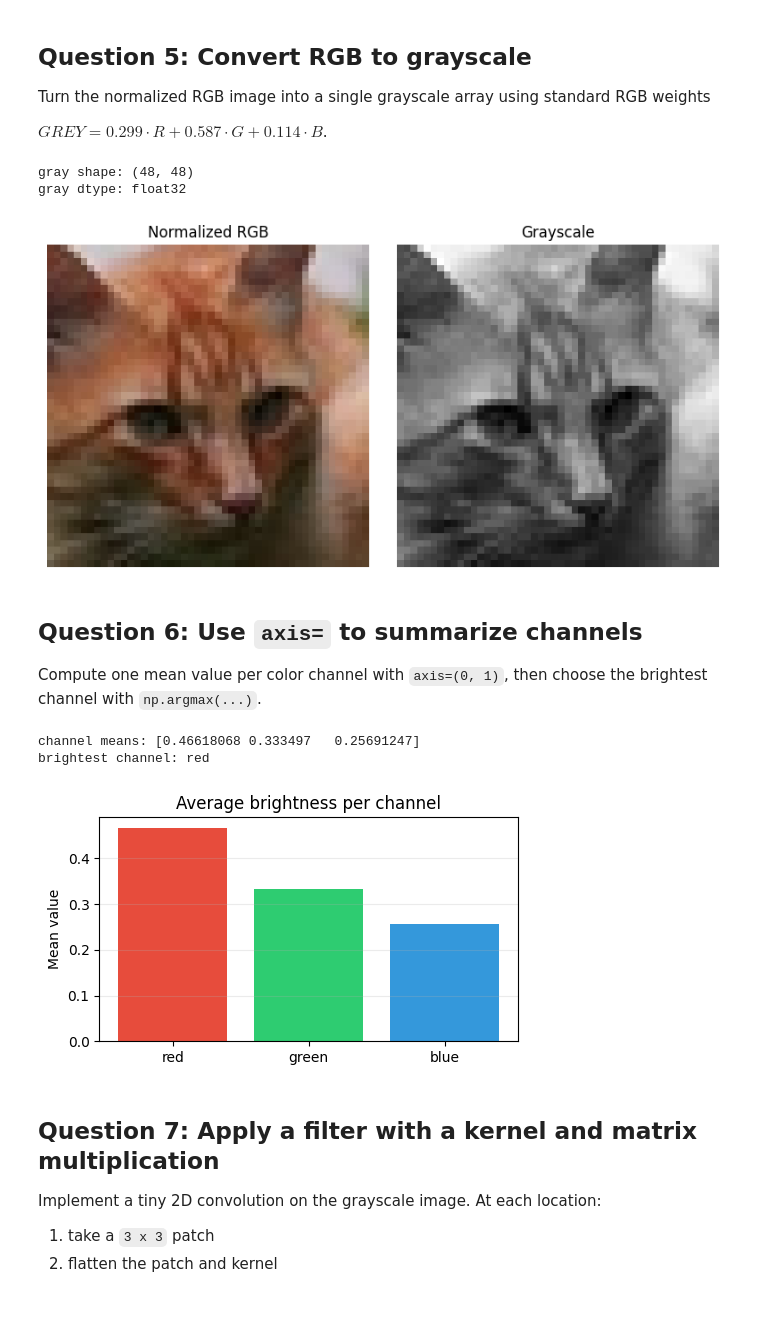
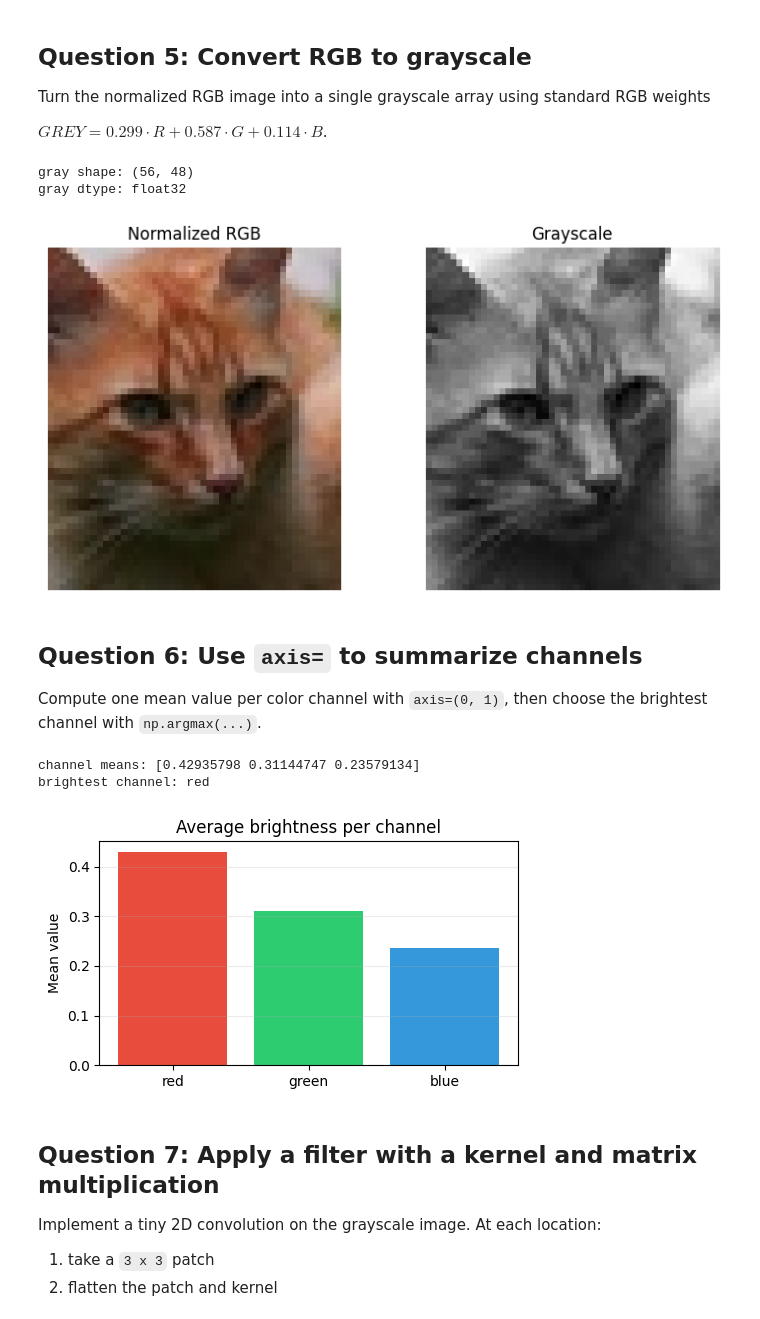
Before and after one commit to vgu-dsai-2026/lab-1-numpy-104240199-creator, a Jupyter notebook: notebook.ipynb, the cells around one changed output. Cells and saved outputs as stored; diff of their text form; code cells hidden in the pictures.

```diff
--- a/notebook.ipynb
+++ b/notebook.ipynb
@@ -178,8 +175,6 @@ min/max: 0 225
 Implement a centered square crop. Keep the crop size at `48 x 48` for the rest of the lab so the crop is visible and later operations stay consistent.
 # %%
 def center_crop(image: np.ndarray, crop_size: int = 48) -> np.ndarray:
-    # TODO: compute the center crop indices and return a square crop.
-
     # Get the height and width of the image
     height = image.shape[0]
     width = image.shape[1]
@@ -187,18 +182,16 @@ def center_crop(image: np.ndarray, crop_size: int = 48) -> np.ndarray:
     # Find the center point for the image
     middle_height = height // 2
     height_start = middle_height - (crop_size // 2)
-    height_end = middle_height + (crop_size // 2)
-
+    height_end = middle_height + crop_size
     # Calculate where the crop should start and end
     middle_width = width // 2
     width_start = middle_width - (crop_size // 2)
-    width_end = middle_width + (crop_size // 2)
+    width_end = width_start + crop_size
 
     # Use slicing to crop the image
     new_image = image[int(height_start) : int(height_end), int(width_start) : int(width_end), :]
 
     return new_image
-    raise NotImplementedError("Implement a centered crop with slicing.")
 
 
 cropped_image = center_crop(sample_image, crop_size=48)
@@ -298,36 +285,31 @@ Turn the normalized RGB image into a single grayscale array using standard RGB w
 $GREY = 0.299 \cdot R + 0.587 \cdot G + 0.114 \cdot B$.
 # %%
 def rgb_to_gray(image_float: np.ndarray) -> np.ndarray:
-    # TODO: convert normalized RGB values to one grayscale image.
-
-
     red = image_float[:, :, 0]  # Red channel
     green = image_float[:, :, 1] # Green channel
     blue = image_float[:, :, 2]  # Blue channel
 
     #Combine them follow the formula above to get the grayscale image
     gray_image = 0.299 * red + 0.587 * green + 0.114 * blue
 
     return gray_image
-    raise NotImplementedError("Convert RGB to grayscale.")
-
 
 sample_gray = rgb_to_gray(sample_float)
 print("gray shape:", sample_gray.shape)
 print("gray dtype:", sample_gray.dtype)
 fig, axes = plt.subplots(1, 2, figsize=(8, 4))
 axes[0].imshow(sample_float)
 axes[0].set_title("Normalized RGB")
 axes[0].axis("off")
 axes[1].imshow(sample_gray, cmap="gray")
 axes[1].set_title("Grayscale")
 axes[1].axis("off")
 fig.tight_layout()
 plt.show()
 # %% [output]
-gray shape: (48, 48)
+gray shape: (56, 48)
 gray dtype: float32
-[figure, old version]
+[figure, new version]
 # %% [markdown]
 ## Question 6: Use `axis=` to summarize channels
 
@@ -337,8 +319,6 @@ CHANNEL_NAMES = np.array(["red", "green", "blue"])
 
 
 def channel_summary(image_float: np.ndarray) -> tuple[np.ndarray, int]:
-    # TODO: compute per-channel means with axis=(0, 1) and return the brightest channel index.
-
     # Calculate the mean for each color channel
     channel_means = np.mean(image_float, axis=(0,1))
 
@@ -346,7 +326,6 @@ def channel_summary(image_float: np.ndarray) -> tuple[np.ndarray, int]:
     brightest_channel = np.argmax(channel_means)
 
     return channel_means, brightest_channel
-    raise NotImplementedError("Summarize the RGB channels with axis=(0, 1).")
 
 
 sample_channel_means, sample_brightest = channel_summary(sample_float)
@@ -360,9 +339,9 @@ ax.grid(axis="y", alpha=0.25)
 fig.tight_layout()
 plt.show()
 # %% [output]
-channel means: [0.46618068 0.333497   0.25691247]
+channel means: [0.42935798 0.31144747 0.23579134]
 brightest channel: red
-[figure, old version]
+[figure, new version]
 # %% [markdown]
 ## Question 7: Apply a filter with a kernel and matrix multiplication
 
```
Also changed, not shown: parts of 8 cells of this notebook.
